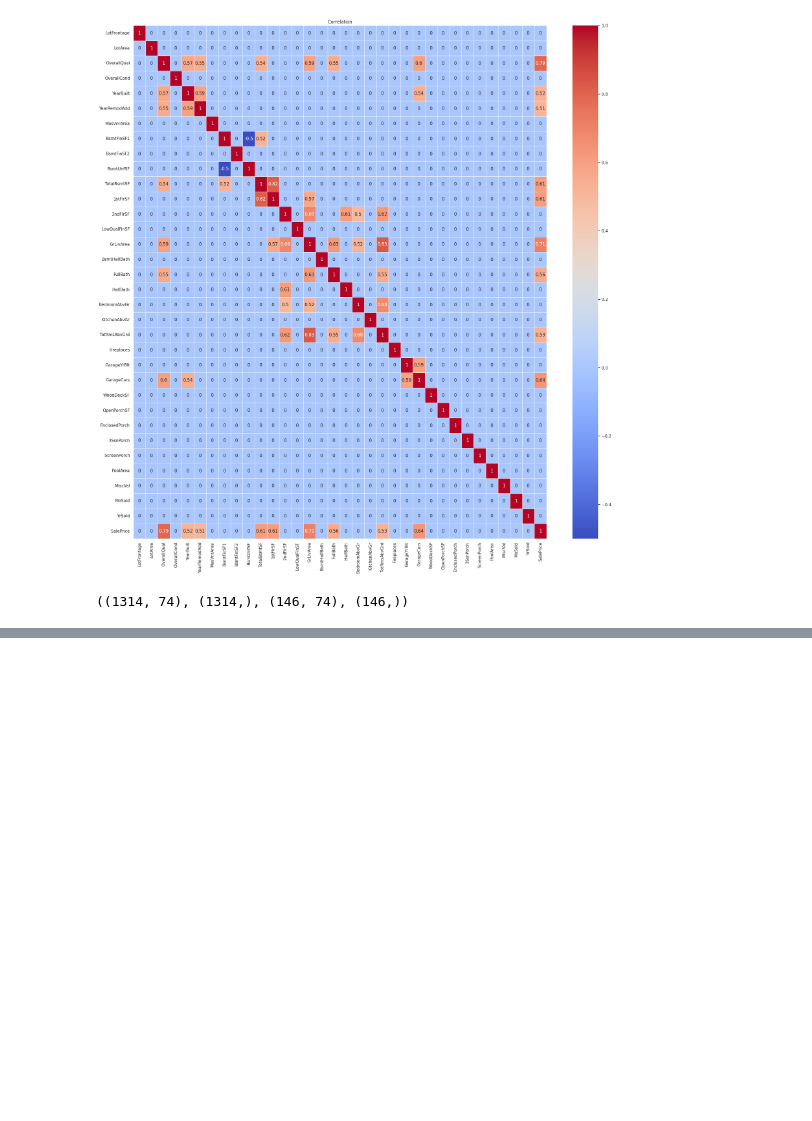
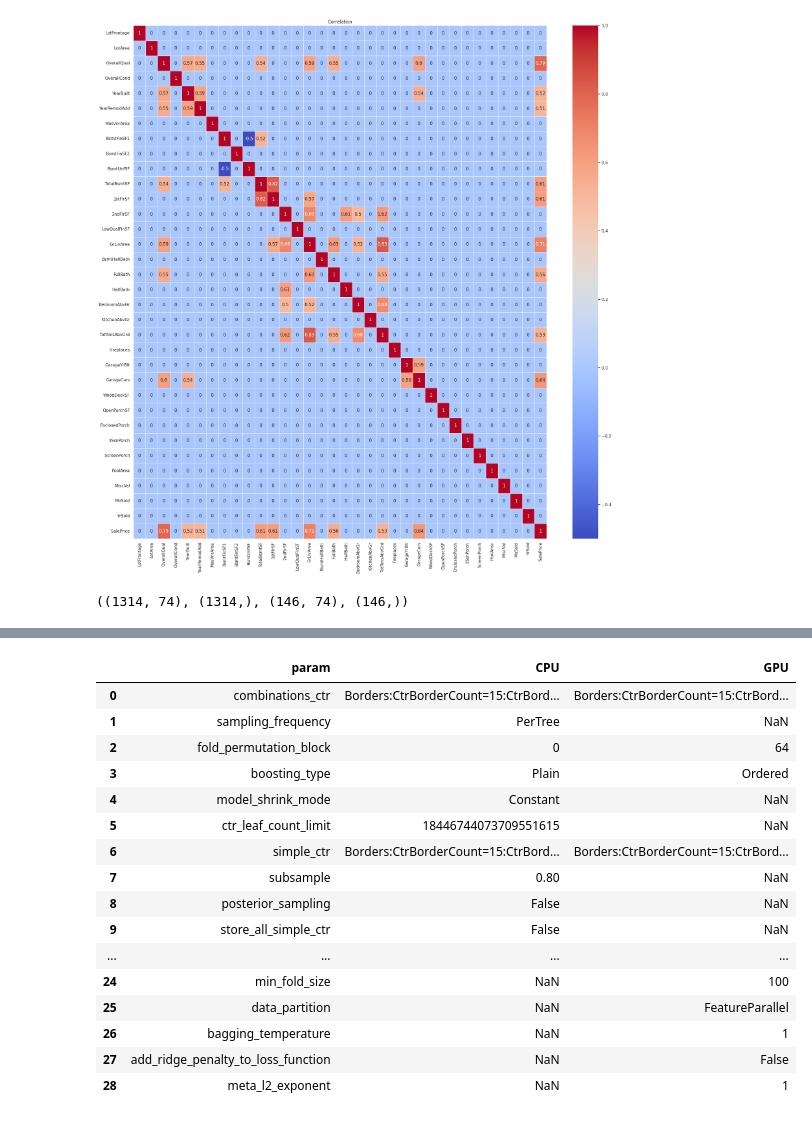
Before and after one commit to zmeydubinych/kaggle, a Jupyter notebook: House_prices_advanced.ipynb, the cells around one changed output, grey strips where cells are left out. Saved outputs shown, nothing was run; the diff lists cells and outputs as text; code cells hidden in the pictures; blank space fills up the shorter version.

```diff
--- a/House_prices_advanced.ipynb
+++ b/House_prices_advanced.ipynb
@@ -414,3 +565,25 @@ feature_importance_df
+# %%
+df = df1.merge(df2, left_on='param',
+                  right_on='param', how='outer')
+df
+# %% [output]
+|  | param | CPU | GPU |
+| 0 | combinations_ctr | Borders:CtrBorderCount=15:CtrBord... | Borders:CtrBorderCount=15:CtrBord... |
+| 1 | sampling_frequency | PerTree | NaN |
+| 2 | fold_permutation_block | 0 | 64 |
+| 3 | boosting_type | Plain | Ordered |
+| 4 | model_shrink_mode | Constant | NaN |
+| 5 | ctr_leaf_count_limit | 18446744073709551615 | NaN |
+| 6 | simple_ctr | Borders:CtrBorderCount=15:CtrBord... | Borders:CtrBorderCount=15:CtrBord... |
+| 7 | subsample | 0.80 | NaN |
+| 8 | posterior_sampling | False | NaN |
+| 9 | store_all_simple_ctr | False | NaN |
+| ... | ... | ... | ... |
+| 24 | min_fold_size | NaN | 100 |
+| 25 | data_partition | NaN | FeatureParallel |
+| 26 | bagging_temperature | NaN | 1 |
+| 27 | add_ridge_penalty_to_loss_function | NaN | False |
+| 28 | meta_l2_exponent | NaN | 1 |
 # %%
 # CAT_importance_features=[]
 # for index, row in feature_importance_df.iterrows():
```
Also changed, not shown: parts of 28 cells of this notebook.
